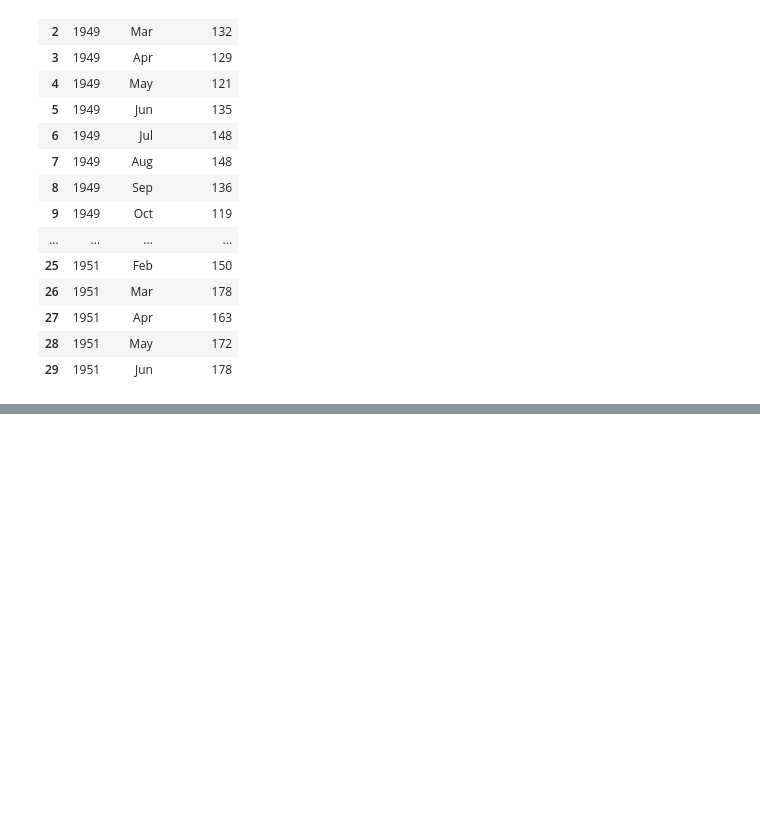
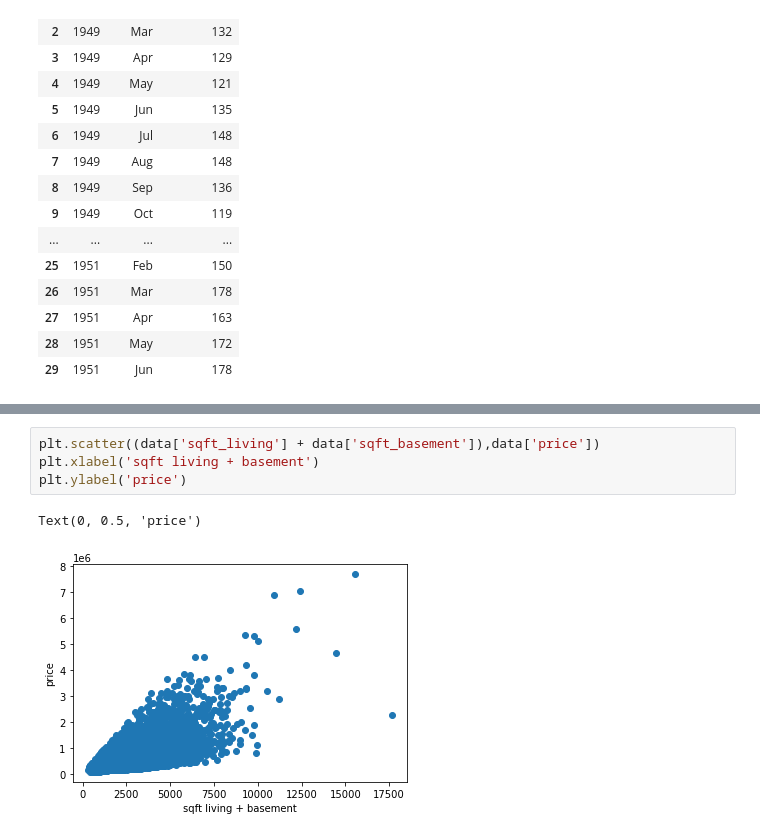
Before and after one commit to Sanoj32/Major-Project, a Jupyter notebook: jupyter_notebooks/Project.ipynb, the cells around one changed output, grey strips where cells are left out. Saved outputs shown, nothing was run; the diff lists cells and outputs as text; blank space fills up the shorter version.

```diff
--- a/jupyter_notebooks/Project.ipynb
+++ b/jupyter_notebooks/Project.ipynb
@@ -77,0 +80,7 @@ sns.scatterplot(x=longtitude,y=price,s=20)
+# %%
+plt.scatter((data['sqft_living'] + data['sqft_basement']),data['price'])
+plt.xlabel('sqft living + basement')
+plt.ylabel('price')
+# %% [output]
+Text(0, 0.5, 'price')
+[figure, added]
```
Also changed, not shown: parts of 12 cells of this notebook.
